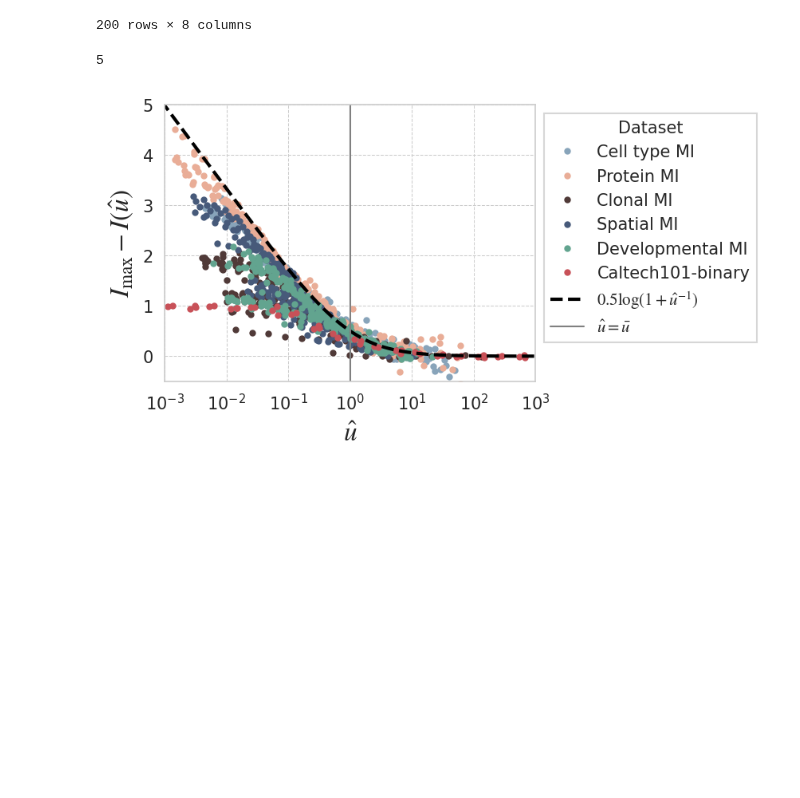
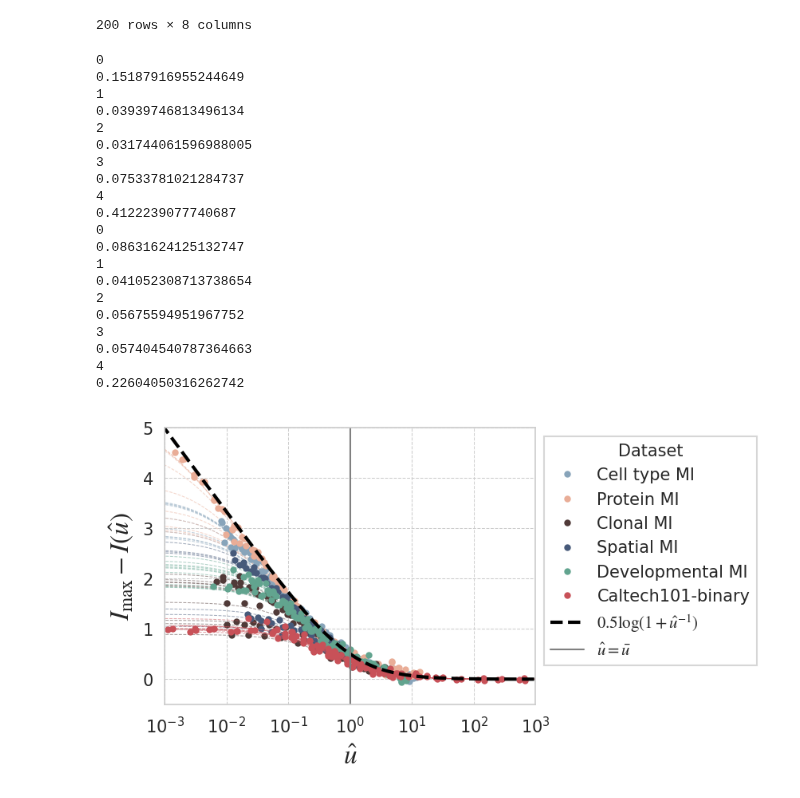
Before and after one commit to igor-sadalski/Scaling-up-measurement-noise-scaling-laws, a Jupyter notebook: analysis/collapse.ipynb, the cells around one changed output. Saved outputs shown, nothing was run; the diff lists cells and outputs as text; code cells hidden in the pictures; blank space fills up the shorter version.

```diff
--- a/analysis/collapse.ipynb
+++ b/analysis/collapse.ipynb
@@ -28,7 +28,7 @@ res_df = pd.read_csv('https://raw.githubusercontent.com/ggdna/scScaling/main/res
 classes = sorted(gaussian_df[gaussian_df['N instances of label'] > 100]['Class label'].unique())
 class_names = ['Faces1', 'Faces2', 'Motorbikes', 'Airplanes', 'Watches', 'All']
 gaussian_df['Scale'] = gaussian_df['Scale']**2
-res_df['Factor'] = 1/res_df['Factor']
+res_df['Factor'] = res_df['Factor']
 
 def info_scaling(x, A, B):
     return 0.5 * np.log2((x*B+ 1)/(1+A*x))
@@ -73,10 +73,9 @@ fig, ax = plt.subplots()
 
 # params
 lw, alpha, ms = 0, 1, 3
-hue_order = ['PCA', 'SCVI', 'Geneformer']
-plot_fits = False
+hue_order = ['SCVI']#['PCA', 'SCVI', 'Geneformer']
+plot_fits = True
 signals = df['signal'].unique().tolist()
-print(len(signals))
 
 # iterate over signals
 def fit_and_plot(df):
@@ -130,10 +129,10 @@ def fit_and_plot(df):
 fit_and_plot(df)
 
 
-
 for im_idx, imdf in enumerate([gaussian_df, res_df]):
 
     for i, x in enumerate(classes[:-1]):
+        print(i)
         # prepare data
         x_name = ['Scale', 'Factor'][im_idx]
         x_data = (1 / (imdf[imdf['Class label'] == x][x_name]))
@@ -147,13 +146,15 @@ for im_idx, imdf in enumerate([gaussian_df, res_df]):
 
         # fit model
         result = model.fit(y_data, params, x=x_data)
-
         if result.params['A'].stderr is not None and result.params['B'].stderr is not None:
 
             if result.params['A'].stderr < result.params['A'].value and result.params['B'].stderr < result.params['B'].value:
 
 
                 x_bar = 1/result.params['A'].value
+
+                print(x_bar)
+
 
                 x_hat = x_data / x_bar
 
@@ -162,34 +163,53 @@ for im_idx, imdf in enumerate([gaussian_df, res_df]):
                 ax.plot(x_data / x_bar, I_max-y_data, color=pretty_palette[-1], marker='o',
                         alpha=alpha, markersize=ms, label='Caltech101-binary', lw=lw)
 
-                                # plot fit
+                # plot fit
                 xs = np.logspace(-4, 3.5, 100)
                 A = 1/x_bar
                 B = A*(2**(2*I_max))
                 ys = info_scaling(xs, A, B)
                 if plot_fits:
                     ax.plot(xs/x_bar, I_max - ys, color=pretty_palette[-1], linestyle='--',
                         alpha=0.5, lw=0.5, zorder=2, )
 
 
 
 xs = np.logspace(-4, 3.5, 100)
 ys = 0.5*np.log2(1 + 1/xs)
 ax.plot(xs, ys, color='black', linestyle='--', alpha=1, lw=2,
          label=r'$0.5 \log (1 + \hat{u}^{-1})$')
 ax.plot([1, 1], [-1, 5.5], color='grey', linestyle='-', alpha=1, label=r'$\hat{u} = \bar{u}$', lw=1)
 
 
 ax.set_xscale('log')
 ax.set_ylabel(r'$I_{\max} - I(\hat{u})$',fontsize=16)
 ax.set_xlabel(r'$\hat{u}$', fontsize=16)
 ax.set_ylim(-0.5, 5)
 ax.set_xlim(1e-3, 1e3)
 handles, labels = plt.gca().get_legend_handles_labels()
 by_label = dict(zip(labels, handles))
 plt.legend(by_label.values(), by_label.keys(), loc='upper left',
            bbox_to_anchor=(1., 1.), title='Dataset')
 plt.show()
 # %% [output]
-5
+0
+0.15187916955244649
+1
+0.03939746813496134
+2
+0.031744061596988005
+3
+0.07533781021284737
+4
+0.4122239077740687
+0
+0.08631624125132747
+1
+0.041052308713738654
+2
+0.05675594951967752
+3
+0.057404540787364663
+4
+0.22604050316262742
-[figure, old version]
+[figure, new version]
```
Also changed, not shown: 2 other files.
